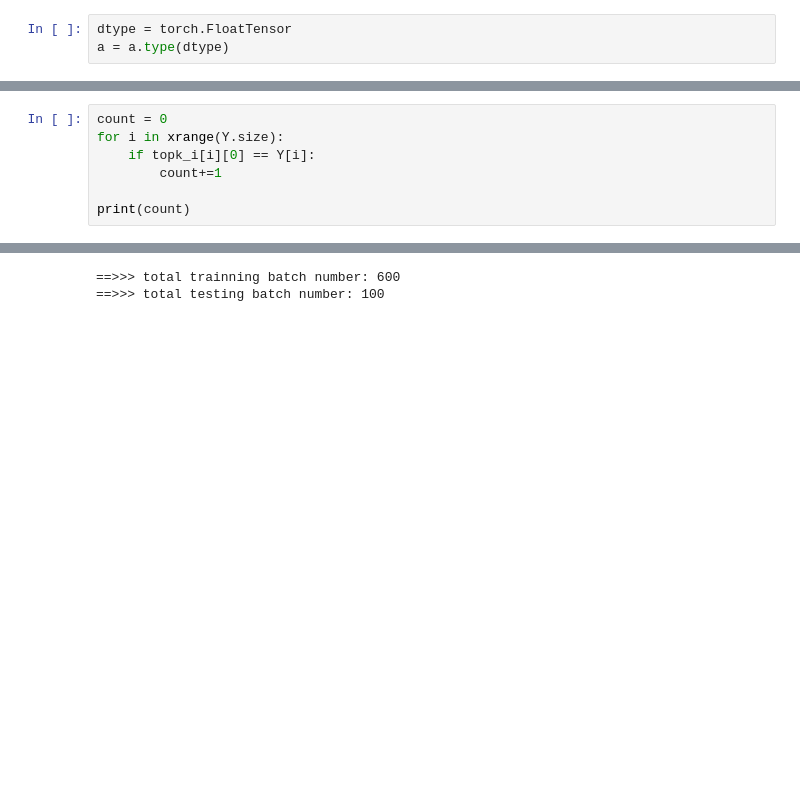
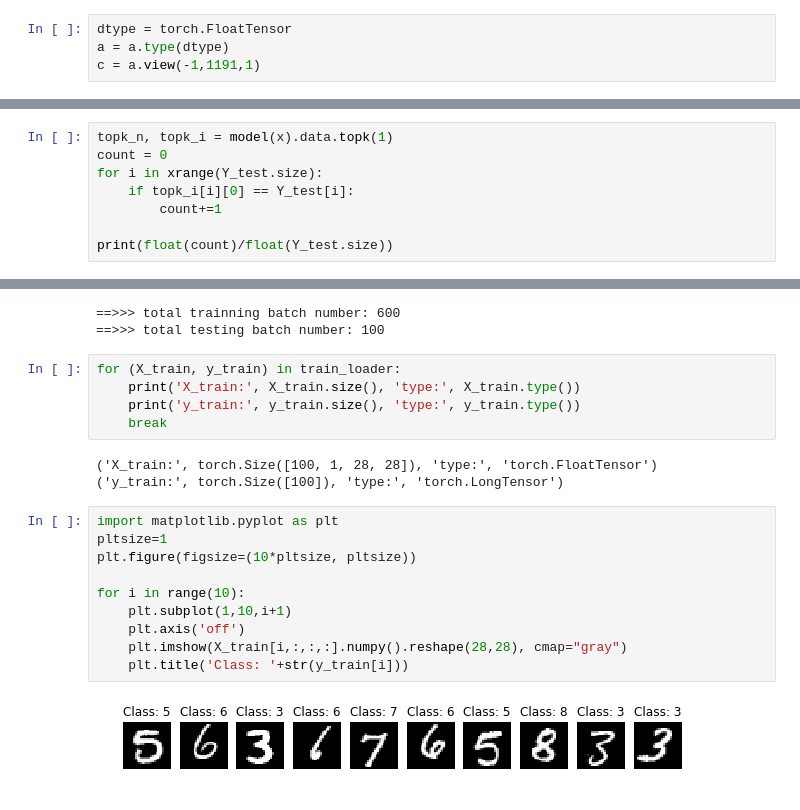
Before and after one commit to HouHouHouHouHouHou/7390, a Jupyter notebook: pytorchPlayGround.ipynb, the cells around one changed output, grey strips where cells are left out. Saved outputs shown, nothing was run; the diff lists cells and outputs as text; blank space fills up the shorter version.

```diff
--- a/pytorchPlayGround.ipynb
+++ b/pytorchPlayGround.ipynb
@@ -35,3 +35,4 @@ b = torch.from_numpy(Y_test)
 # %%
 dtype = torch.FloatTensor
 a = a.type(dtype)
+c = a.view(-1,1191,1)
@@ -150,7 +99,8 @@ plt.plot(all_losses)
 # %%
+topk_n, topk_i = model(x).data.topk(1)
 count = 0
-for i in xrange(Y.size):
-    if topk_i[i][0] == Y[i]:
+for i in xrange(Y_test.size):
+    if topk_i[i][0] == Y_test[i]:
         count+=1
 
-print(count)
+print(float(count)/float(Y_test.size))
@@ -363,3 +140,23 @@ print '==>>> total testing batch number: {}'.format(len(test_loader))
 # %% [output]
 ==>>> total trainning batch number: 600
 ==>>> total testing batch number: 100
+# %%
+for (X_train, y_train) in train_loader:
+    print('X_train:', X_train.size(), 'type:', X_train.type())
+    print('y_train:', y_train.size(), 'type:', y_train.type())
+    break
+# %% [output]
+('X_train:', torch.Size([100, 1, 28, 28]), 'type:', 'torch.FloatTensor')
+('y_train:', torch.Size([100]), 'type:', 'torch.LongTensor')
+# %%
+import matplotlib.pyplot as plt
+pltsize=1
+plt.figure(figsize=(10*pltsize, pltsize))
+
+for i in range(10):
+    plt.subplot(1,10,i+1)
+    plt.axis('off')
+    plt.imshow(X_train[i,:,:,:].numpy().reshape(28,28), cmap="gray")
+    plt.title('Class: '+str(y_train[i]))
+# %% [output]
+[figure, added]
```
Also changed, not shown: parts of 30 cells of this notebook.
